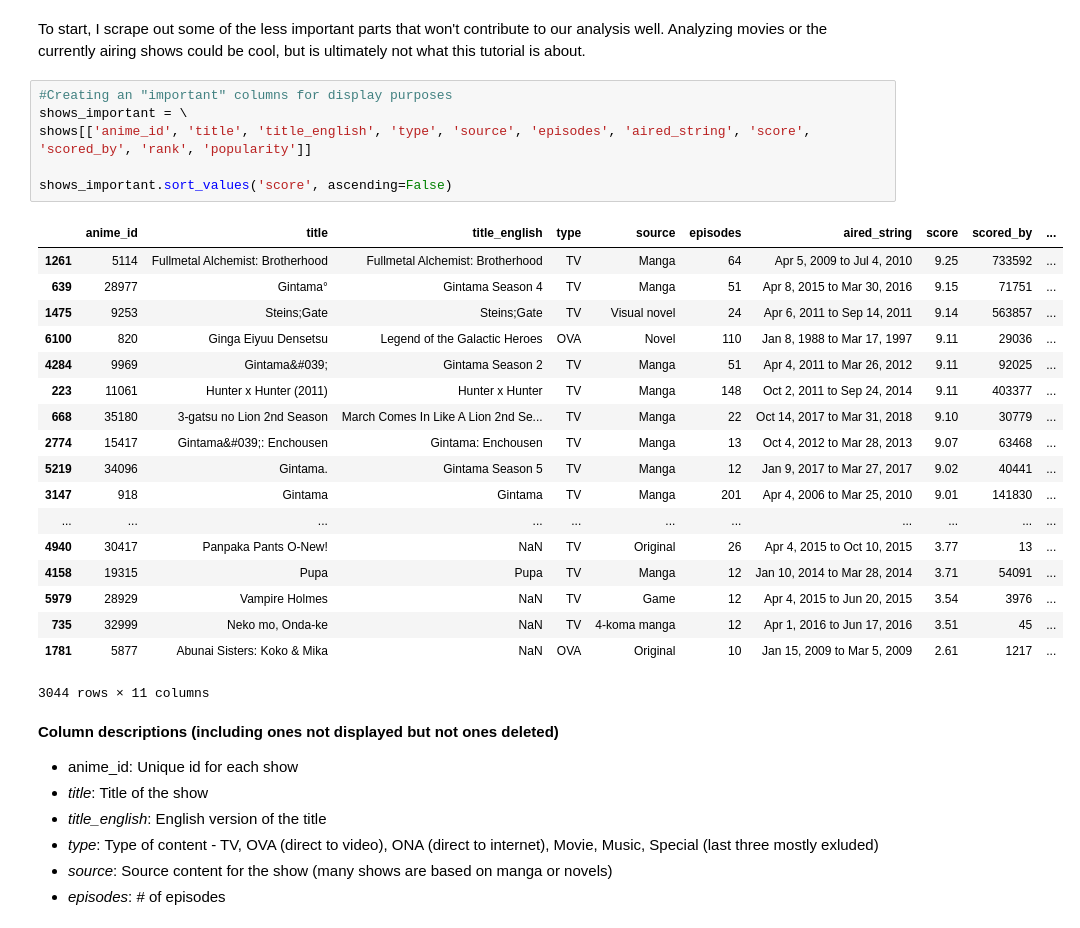
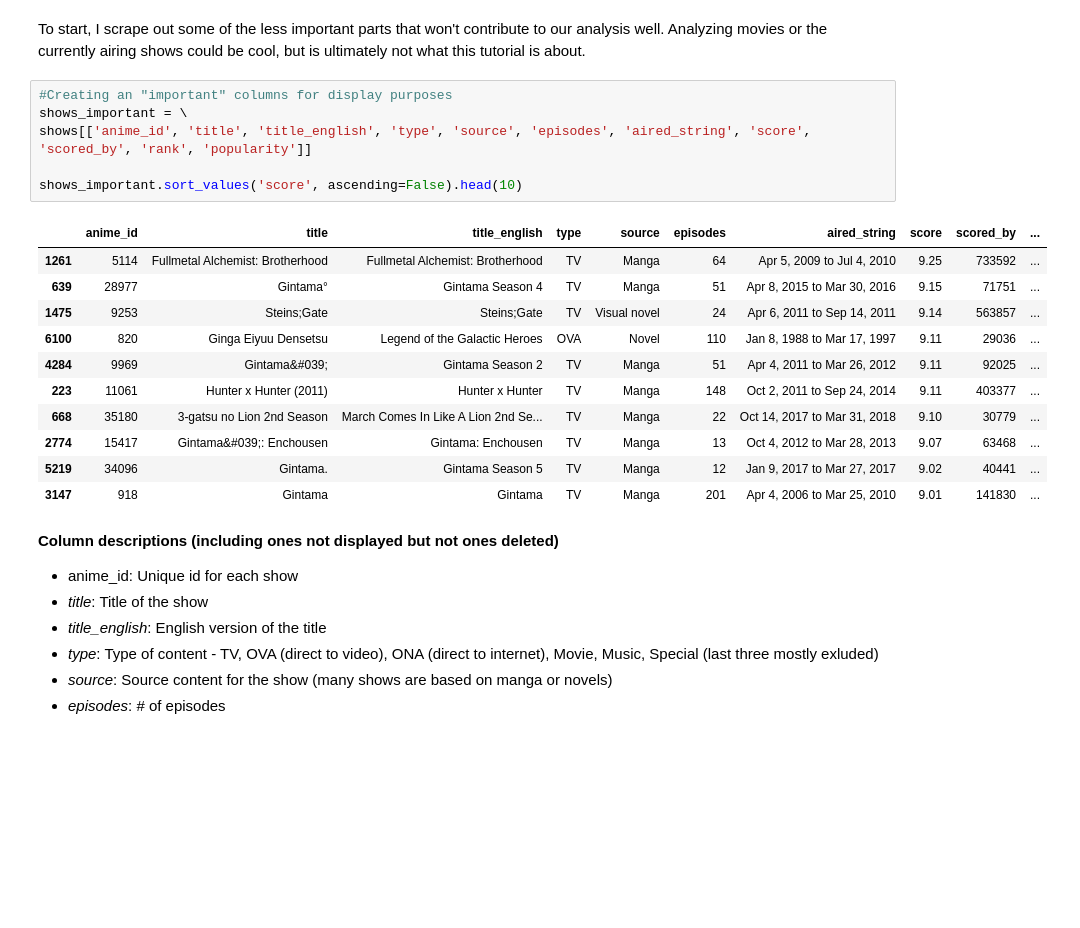
Before and after one commit to lcpoling3/lcpoling3.github.io, a Jupyter notebook: Poling_William_Final.ipynb, the cells around one changed output. Drawn from its saved outputs; the diff is of its cells as text; blank space fills up the shorter version.

```diff
--- a/Poling_William_Final.ipynb
+++ b/Poling_William_Final.ipynb
@@ -74,28 +74,21 @@ To start, I scrape out some of the less important parts that won't contribute to
 # %%
 #Creating an "important" columns for display purposes
 shows_important = \
 shows[['anime_id', 'title', 'title_english', 'type', 'source', 'episodes', 'aired_string', 'score', 'scored_by', 'rank', 'popularity']]
 
-shows_important.sort_values('score', ascending=False)
+shows_important.sort_values('score', ascending=False).head(10)
 # %% [output]
 |  | anime_id | title | title_english | type | source | episodes | aired_string | score | scored_by | ... |
 | 1261 | 5114 | Fullmetal Alchemist: Brotherhood | Fullmetal Alchemist: Brotherhood | TV | Manga | 64 | Apr 5, 2009 to Jul 4, 2010 | 9.25 | 733592 | ... |
 | 639 | 28977 | Gintama° | Gintama Season 4 | TV | Manga | 51 | Apr 8, 2015 to Mar 30, 2016 | 9.15 | 71751 | ... |
 | 1475 | 9253 | Steins;Gate | Steins;Gate | TV | Visual novel | 24 | Apr 6, 2011 to Sep 14, 2011 | 9.14 | 563857 | ... |
 | 6100 | 820 | Ginga Eiyuu Densetsu | Legend of the Galactic Heroes | OVA | Novel | 110 | Jan 8, 1988 to Mar 17, 1997 | 9.11 | 29036 | ... |
 | 4284 | 9969 | Gintama&#039; | Gintama Season 2 | TV | Manga | 51 | Apr 4, 2011 to Mar 26, 2012 | 9.11 | 92025 | ... |
 | 223 | 11061 | Hunter x Hunter (2011) | Hunter x Hunter | TV | Manga | 148 | Oct 2, 2011 to Sep 24, 2014 | 9.11 | 403377 | ... |
 | 668 | 35180 | 3-gatsu no Lion 2nd Season | March Comes In Like A Lion 2nd Se... | TV | Manga | 22 | Oct 14, 2017 to Mar 31, 2018 | 9.10 | 30779 | ... |
 | 2774 | 15417 | Gintama&#039;: Enchousen | Gintama: Enchousen | TV | Manga | 13 | Oct 4, 2012 to Mar 28, 2013 | 9.07 | 63468 | ... |
 | 5219 | 34096 | Gintama. | Gintama Season 5 | TV | Manga | 12 | Jan 9, 2017 to Mar 27, 2017 | 9.02 | 40441 | ... |
 | 3147 | 918 | Gintama | Gintama | TV | Manga | 201 | Apr 4, 2006 to Mar 25, 2010 | 9.01 | 141830 | ... |
-| ... | ... | ... | ... | ... | ... | ... | ... | ... | ... | ... |
-| 4940 | 30417 | Panpaka Pants O-New! | NaN | TV | Original | 26 | Apr 4, 2015 to Oct 10, 2015 | 3.77 | 13 | ... |
-| 4158 | 19315 | Pupa | Pupa | TV | Manga | 12 | Jan 10, 2014 to Mar 28, 2014 | 3.71 | 54091 | ... |
-| 5979 | 28929 | Vampire Holmes | NaN | TV | Game | 12 | Apr 4, 2015 to Jun 20, 2015 | 3.54 | 3976 | ... |
-| 735 | 32999 | Neko mo, Onda-ke | NaN | TV | 4-koma manga | 12 | Apr 1, 2016 to Jun 17, 2016 | 3.51 | 45 | ... |
-| 1781 | 5877 | Abunai Sisters: Koko & Mika | NaN | OVA | Original | 10 | Jan 15, 2009 to Mar 5, 2009 | 2.61 | 1217 | ... |
-3044 rows × 11 columns
 # %% [markdown]
 **Column descriptions (including ones not displayed but not ones deleted)**
 * anime_id: Unique id for each show
```
Also changed, not shown: parts of 2 cells of this notebook, 1 other file.
